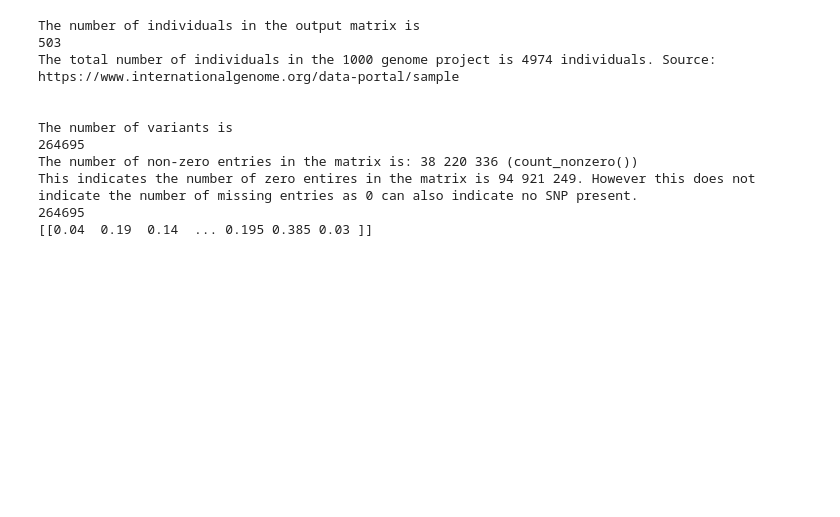
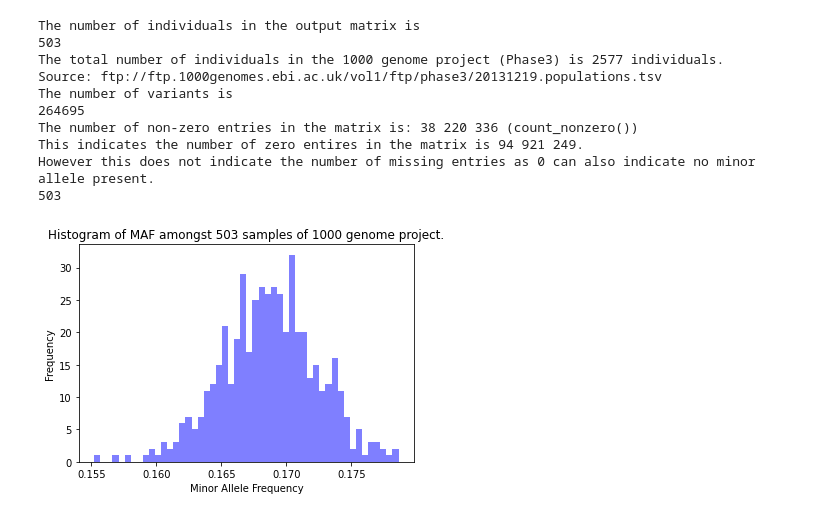
Before and after one commit to conniaren/GenotypeImputationProject, a Jupyter notebook: 1-Data-exploration/data_exploration.ipynb, the cells around one changed output. Drawn from its saved outputs; the diff is of its cells as text; code cells hidden in the pictures; blank space fills up the shorter version.

Commit message:
Add text, LD plot, and MAF histogram to colab

```diff
--- a/1-Data-exploration/data_exploration.ipynb
+++ b/1-Data-exploration/data_exploration.ipynb
@@ -12,66 +21,39 @@ Saving output_matrix.npz to output_matrix (1).npz
 # %%
 dataset = sparse.load_npz('output_matrix.npz')
 dataset_csr = dataset.tocsr()
 print("The number of individuals in the output matrix is ")
 print (dataset.shape[0])
-print("The total number of individuals in the 1000 genome project is 4974 individuals. Source: https://www.internationalgenome.org/data-portal/sample")
-print("\n")
+print("The total number of individuals in the 1000 genome project (Phase3) is 2577 individuals. \nSource: ftp://ftp.1000genomes.ebi.ac.uk/vol1/ftp/phase3/20131219.populations.tsv")
 print("The number of variants is ")
 print(dataset.shape[1])
 print("The number of non-zero entries in the matrix is: 38 220 336 (count_nonzero())")
-print ("This indicates the number of zero entires in the matrix is 94 921 249. However this does not indicate the number of missing entries as 0 can also indicate no SNP present.")
-'''
-def mean(list):
-    s = sum(list)
-    return s/1006
+print ("This indicates the number of zero entires in the matrix is 94 921 249. \nHowever this does not indicate the number of missing entries as 0 can also indicate no minor allele present.")
 
-import statistics
-average_freq = []
-current_col = 0
-column = []
-
-for rol,col,x in zip(dataset.row, dataset.col, dataset.data):
-  if col != current_col:
-    avg = mean(column)
-    average_freq.append(avg)
-    current_col = col
-    column = []
-  column.append(x)
-
-
-print(average_freq)
-'''
-import statistics
 import numpy as np
 
-print(dataset_csr.mean(axis=0).shape[1])
-average_minor_alleles = dataset_csr.mean(axis = 0)
-average_minor_alleles = np.round(average_minor_alleles.data,2)
+average_minor_alleles = np.mean(dataset.todense(),axis = 1)
+#average_minor_alleles = np.round(average_minor_alleles.data,2)
 minor_allele_freq = average_minor_alleles/2
-frequency_minor_alleles = dataset_csr.sum(axis = 0)
-print(minor_allele_freq)
-#print(dataset.getcol(222222))
-#print(dataset.getcol(222221))
-#print(dataset.getcol(222223))
 
+print(len(minor_allele_freq))
 
-import matplotlib.pyplot as plt
-num_bins = 100
+num_bins = 50
 # the histogram of the data
+
 n, bins, patches = plt.hist(minor_allele_freq, num_bins, facecolor='blue', alpha=0.5)
 plt.xlabel('Minor Allele Frequency')
 plt.ylabel('Frequency')
 plt.title(r'Histogram of MAF amongst 503 samples of 1000 genome project.')
 plt.show()
 # %% [output]
 The number of individuals in the output matrix is
 503
-The total number of individuals in the 1000 genome project is 4974 individuals. Source: https://www.internationalgenome.org/data-portal/sample
-
-
+The total number of individuals in the 1000 genome project (Phase3) is 2577 individuals.
+Source: ftp://ftp.1000genomes.ebi.ac.uk/vol1/ftp/phase3/20131219.populations.tsv
 The number of variants is
 264695
 The number of non-zero entries in the matrix is: 38 220 336 (count_nonzero())
-This indicates the number of zero entires in the matrix is 94 921 249. However this does not indicate the number of missing entries as 0 can also indicate no SNP present.
-264695
-[[0.04  0.19  0.14  ... 0.195 0.385 0.03 ]]
+This indicates the number of zero entires in the matrix is 94 921 249.
+However this does not indicate the number of missing entries as 0 can also indicate no minor allele present.
+503
+[figure, added]
```
Also changed, not shown: parts of 10 cells of this notebook.
